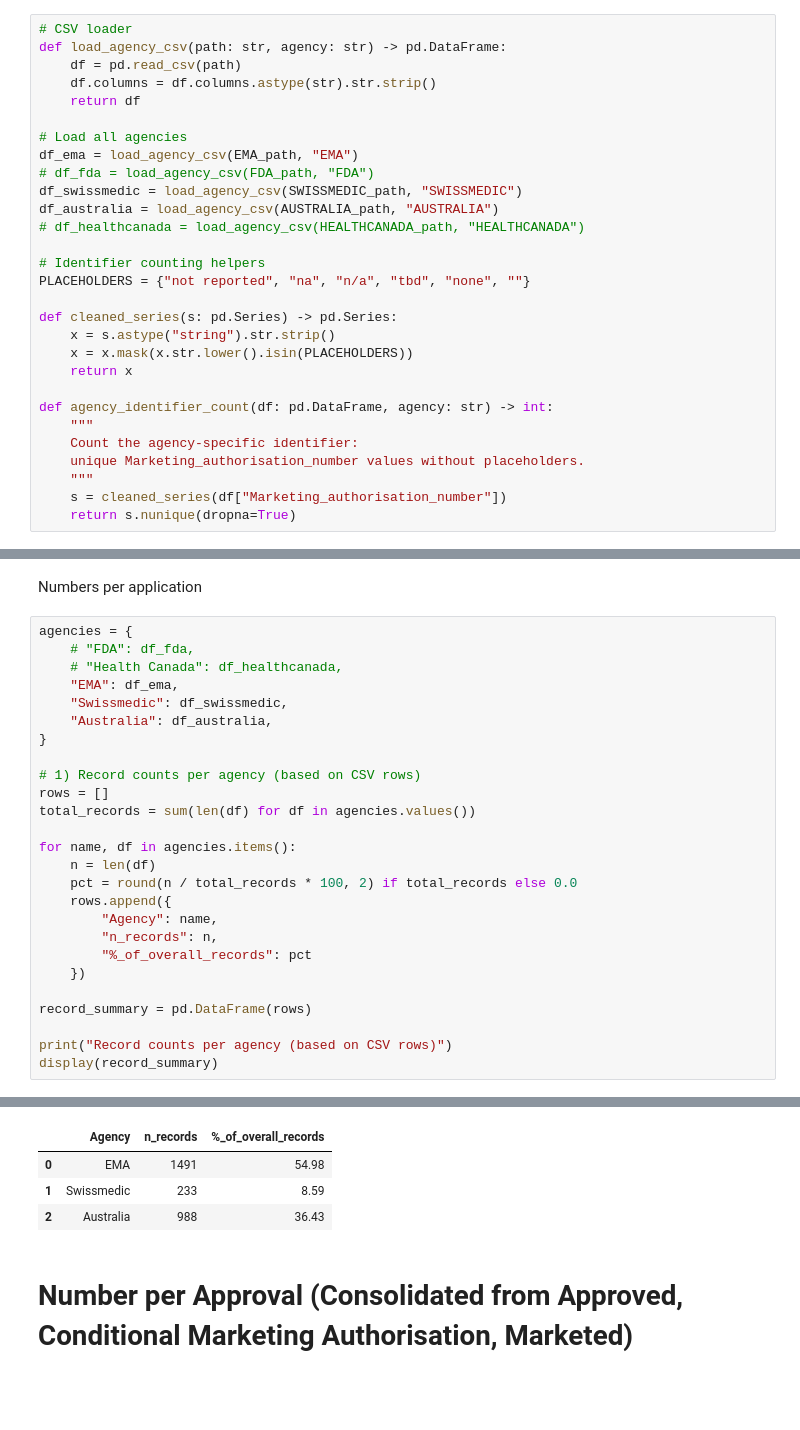
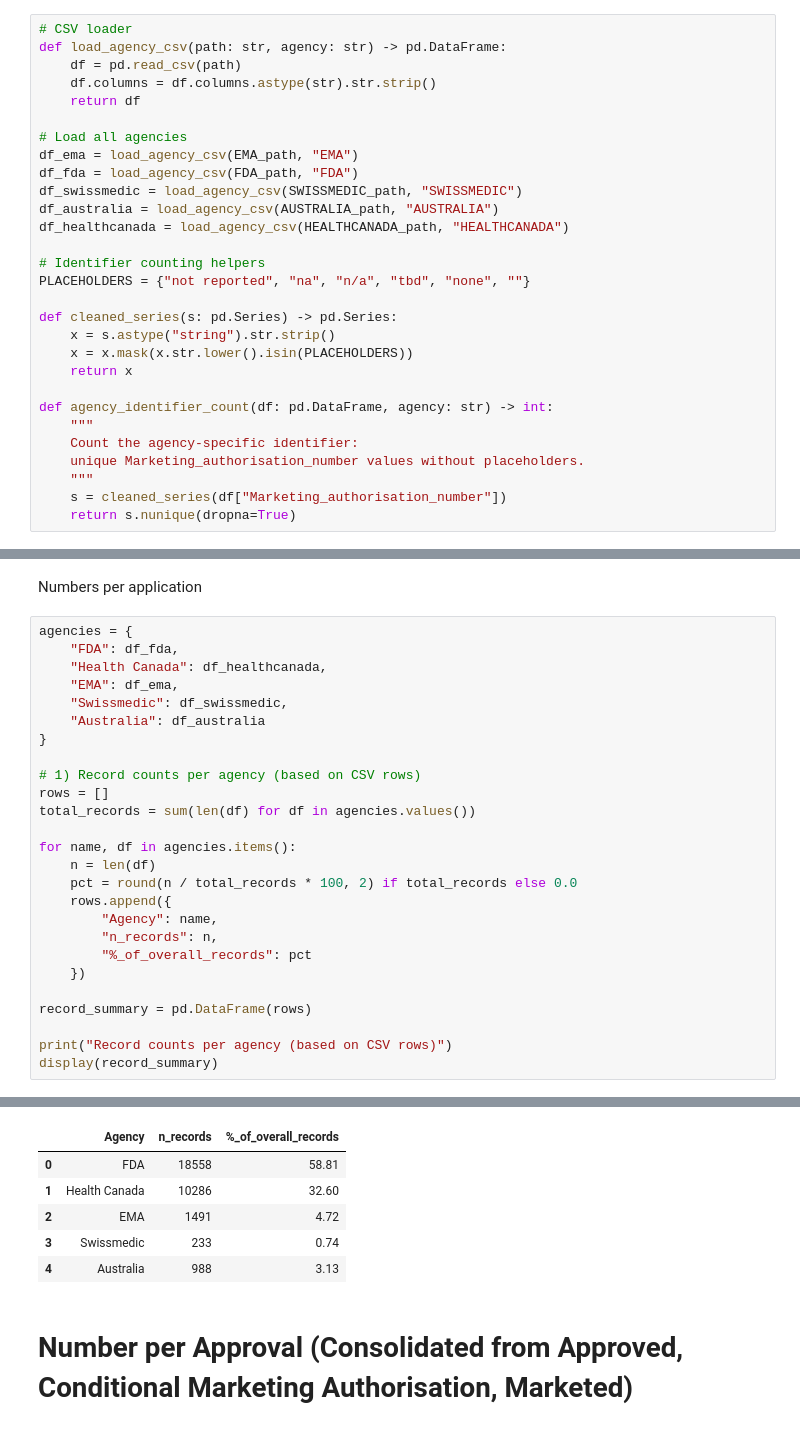
Before and after one commit to dcr-unibe-ch/DrugFork, a Jupyter notebook: notebooks/paper_writing_jd.ipynb, the cells around one changed output, grey strips where cells are left out. Cells and saved outputs as stored; diff of their text form; blank space fills up the shorter version.

```diff
--- a/notebooks/paper_writing_jd.ipynb
+++ b/notebooks/paper_writing_jd.ipynb
@@ -29,10 +29,10 @@ def load_agency_csv(path: str, agency: str) -> pd.DataFrame:
 
 # Load all agencies
 df_ema = load_agency_csv(EMA_path, "EMA")
-# df_fda = load_agency_csv(FDA_path, "FDA")
+df_fda = load_agency_csv(FDA_path, "FDA")
 df_swissmedic = load_agency_csv(SWISSMEDIC_path, "SWISSMEDIC")
 df_australia = load_agency_csv(AUSTRALIA_path, "AUSTRALIA")
-# df_healthcanada = load_agency_csv(HEALTHCANADA_path, "HEALTHCANADA")
+df_healthcanada = load_agency_csv(HEALTHCANADA_path, "HEALTHCANADA")
 
 # Identifier counting helpers
 PLACEHOLDERS = {"not reported", "na", "n/a", "tbd", "none", ""}
@@ -55,36 +55,38 @@ def agency_identifier_count(df: pd.DataFrame, agency: str) -> int:
 Numbers per application
 # %%
 agencies = {
-    # "FDA": df_fda,
-    # "Health Canada": df_healthcanada,
+    "FDA": df_fda,
+    "Health Canada": df_healthcanada,
     "EMA": df_ema,
     "Swissmedic": df_swissmedic,
-    "Australia": df_australia,
+    "Australia": df_australia
 }
 
 # 1) Record counts per agency (based on CSV rows)
 rows = []
 total_records = sum(len(df) for df in agencies.values())
 
 for name, df in agencies.items():
     n = len(df)
     pct = round(n / total_records * 100, 2) if total_records else 0.0
     rows.append({
         "Agency": name,
         "n_records": n,
         "%_of_overall_records": pct
     })
 
 record_summary = pd.DataFrame(rows)
 
 print("Record counts per agency (based on CSV rows)")
 display(record_summary)
 # %% [output]
 Record counts per agency (based on CSV rows)
 |  | Agency | n_records | %_of_overall_records |
-| 0 | EMA | 1491 | 54.98 |
-| 1 | Swissmedic | 233 | 8.59 |
-| 2 | Australia | 988 | 36.43 |
+| 0 | FDA | 18558 | 58.81 |
+| 1 | Health Canada | 10286 | 32.60 |
+| 2 | EMA | 1491 | 4.72 |
+| 3 | Swissmedic | 233 | 0.74 |
+| 4 | Australia | 988 | 3.13 |
 # %% [markdown]
 # Number per Approval (Consolidated from Approved, Conditional Marketing Authorisation, Marketed)
 # %%
```
Also changed, not shown: parts of 2 cells of this notebook.
